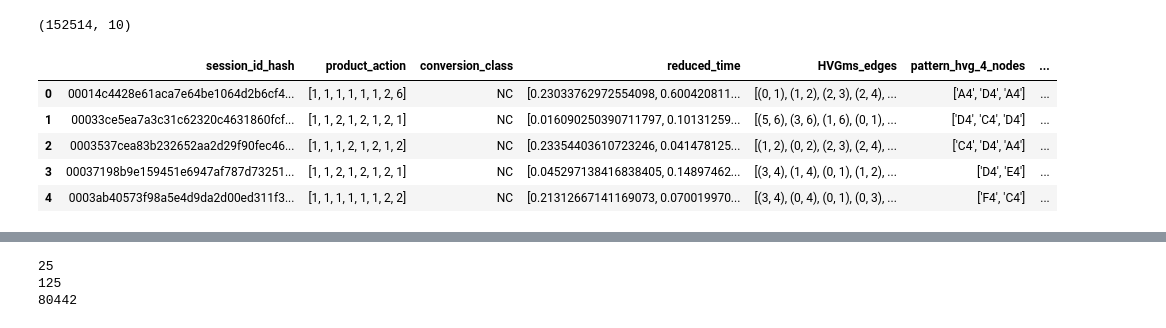
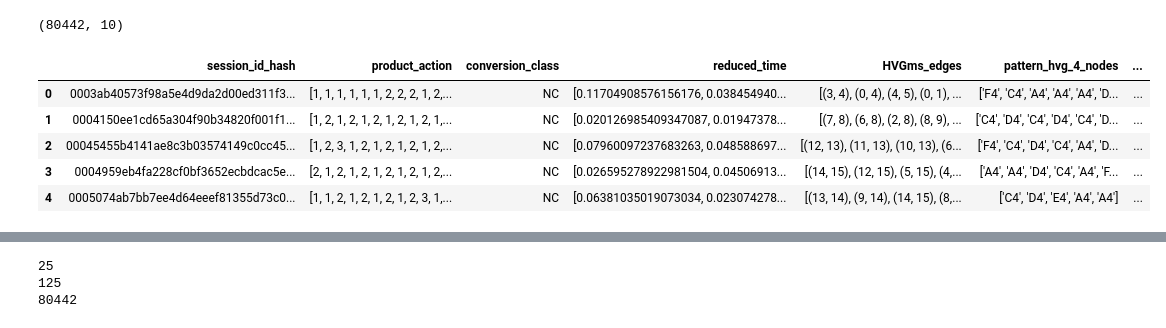
Before and after one commit to rdotjain/shopper-intent-prediction, a Jupyter notebook: short_trajectory/codefiles/shopper_intent_slm.ipynb, the cells around one changed output, grey strips where cells are left out. Saved outputs shown, nothing was run; the diff lists cells and outputs as text; code cells hidden in the pictures.

```diff
--- a/short_trajectory/codefiles/shopper_intent_slm.ipynb
+++ b/short_trajectory/codefiles/shopper_intent_slm.ipynb
@@ -4,18 +4,18 @@ import numpy as np
 import ast
 from itertools import *
 # %%
-length_value = 8
-shop_df = pd.read_csv('/Users/nitanshjain/Documents/Projects/Shopper_Intent_Prediction/data/short_trajectory/shopper_data_feature_extracted_length_{}.csv'.format(length_value))
+length_value = 17
+shop_df = pd.read_csv('/Users/nitanshjain/Documents/Projects/Shopper_Intent_Prediction/data/short_trajectory/shopper_data_feature_extracted_length_v2_{}.csv'.format(length_value))
 print(shop_df.shape)
 shop_df.head()
 # %% [output]
-(152514, 10)
+(80442, 10)
 |  | session_id_hash | product_action | conversion_class | reduced_time | HVGms_edges | pattern_hvg_4_nodes | ... |
-| 0 | 00014c4428e61aca7e64be1064d2b6cf4... | [1, 1, 1, 1, 1, 1, 2, 6] | NC | [0.23033762972554098, 0.600420811... | [(0, 1), (1, 2), (2, 3), (2, 4), ... | ['A4', 'D4', 'A4'] | ... |
-| 1 | 00033ce5ea7a3c31c62320c4631860fcf... | [1, 1, 2, 1, 2, 1, 2, 1] | NC | [0.016090250390711797, 0.10131259... | [(5, 6), (3, 6), (1, 6), (0, 1), ... | ['D4', 'C4', 'D4'] | ... |
-| 2 | 0003537cea83b232652aa2d29f90fec46... | [1, 1, 1, 2, 1, 2, 1, 2] | NC | [0.23354403610723246, 0.041478125... | [(1, 2), (0, 2), (2, 3), (2, 4), ... | ['C4', 'D4', 'A4'] | ... |
-| 3 | 00037198b9e159451e6947af787d73251... | [1, 1, 2, 1, 2, 1, 2, 1] | NC | [0.045297138416838405, 0.14897462... | [(3, 4), (1, 4), (0, 1), (1, 2), ... | ['D4', 'E4'] | ... |
-| 4 | 0003ab40573f98a5e4d9da2d00ed311f3... | [1, 1, 1, 1, 1, 1, 2, 2] | NC | [0.21312667141169073, 0.070019970... | [(3, 4), (0, 4), (0, 1), (0, 3), ... | ['F4', 'C4'] | ... |
+| 0 | 0003ab40573f98a5e4d9da2d00ed311f3... | [1, 1, 1, 1, 1, 1, 2, 2, 2, 1, 2,... | NC | [0.11704908576156176, 0.038454940... | [(3, 4), (0, 4), (4, 5), (0, 1), ... | ['F4', 'C4', 'A4', 'A4', 'A4', 'D... | ... |
+| 1 | 0004150ee1cd65a304f90b34820f001f1... | [1, 2, 1, 2, 1, 2, 1, 2, 1, 2, 1,... | NC | [0.020126985409347087, 0.01947378... | [(7, 8), (6, 8), (2, 8), (8, 9), ... | ['C4', 'D4', 'C4', 'D4', 'C4', 'D... | ... |
+| 2 | 00045455b4141ae8c3b03574149c0cc45... | [1, 2, 3, 1, 2, 1, 2, 1, 2, 1, 2,... | NC | [0.07960097237683263, 0.048588697... | [(12, 13), (11, 13), (10, 13), (6... | ['F4', 'C4', 'D4', 'C4', 'A4', 'D... | ... |
+| 3 | 0004959eb4fa228cf0bf3652ecbdcac5e... | [2, 1, 2, 1, 2, 1, 2, 1, 2, 1, 2,... | NC | [0.026595278922981504, 0.04506913... | [(14, 15), (12, 15), (5, 15), (4,... | ['A4', 'A4', 'D4', 'C4', 'A4', 'F... | ... |
+| 4 | 0005074ab7bb7ee4d64eeef81355d73c0... | [1, 1, 2, 1, 2, 1, 2, 1, 2, 3, 1,... | NC | [0.06381035019073034, 0.023074278... | [(13, 14), (9, 14), (14, 15), (8,... | ['C4', 'D4', 'E4', 'A4', 'A4'] | ... |
 # %%
 shop_df['unigram'] = shop_df['unigram'].apply(lambda x: ast.literal_eval(x))
 shop_df['bigram'] = shop_df['bigram'].apply(lambda x: ast.literal_eval(x))
```
Also changed, not shown: parts of 4 cells of this notebook, 2 other files.
